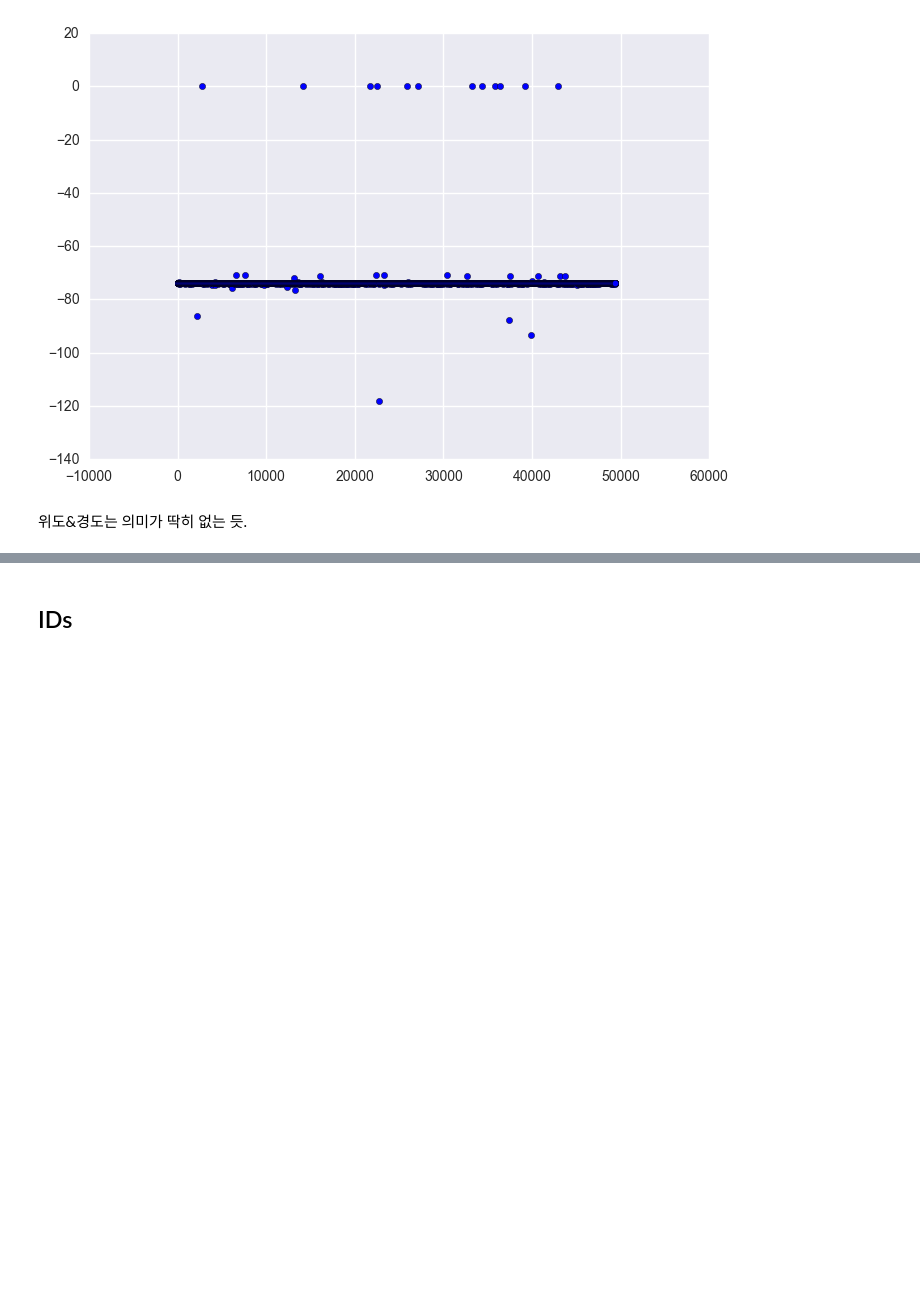
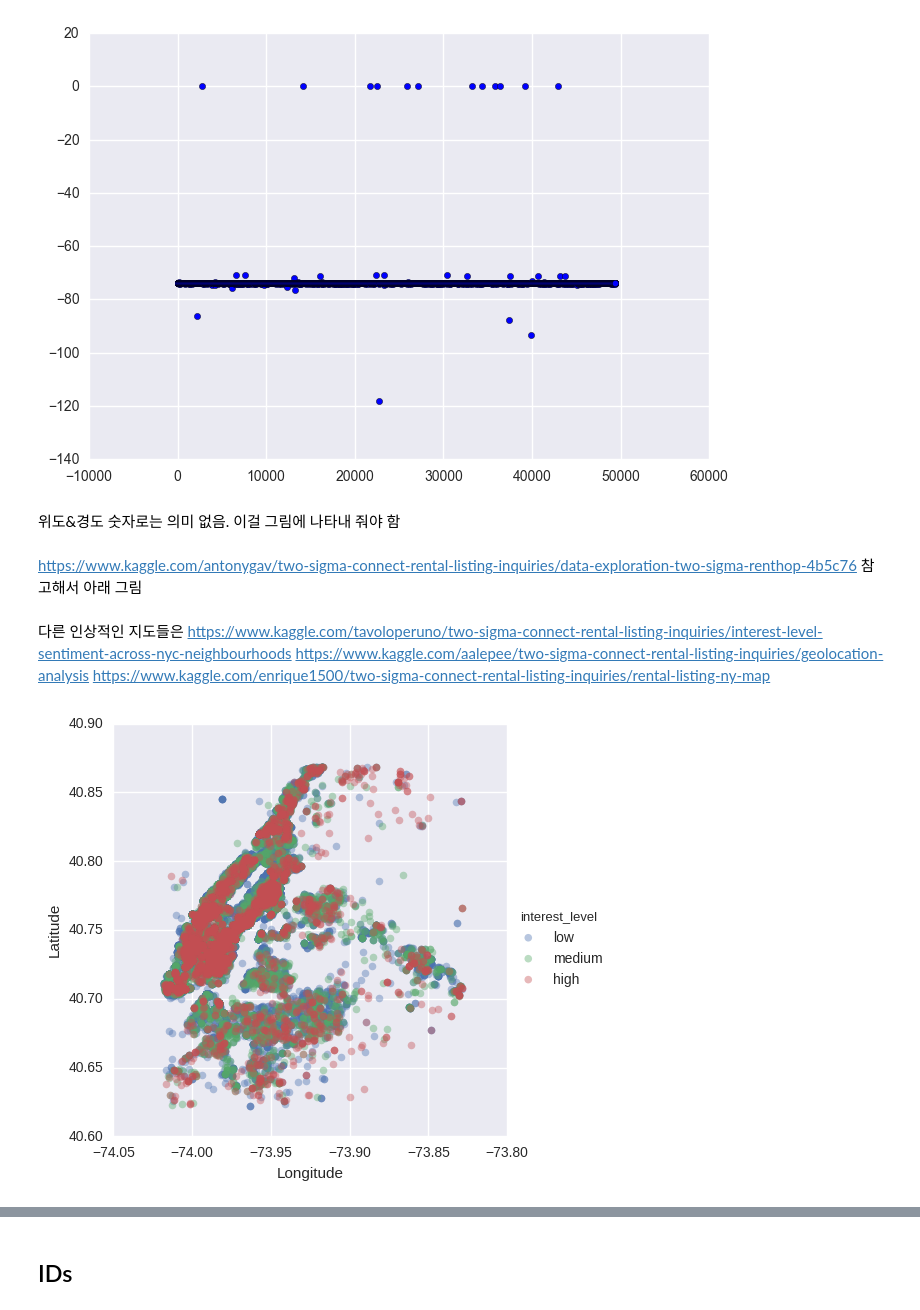
Before and after one commit to kyuni22/kagglebreak, a Jupyter notebook: rental_listing_inquiries/1704_first_work.ipynb, the cells around one changed output, grey strips where cells are left out. Drawn from its saved outputs; the diff is of its cells as text; code cells hidden in the pictures; blank space fills up the shorter version.

```diff
--- a/rental_listing_inquiries/1704_first_work.ipynb
+++ b/rental_listing_inquiries/1704_first_work.ipynb
@@ -383,5 +383,24 @@ plt.scatter(range(train.shape[0]), train['longitude'])
 # %% [output]
 <matplotlib.collections.PathCollection at 0x...>
 [figure]
-# %% [markdown]
-위도&경도는 의미가 딱히 없는 듯.
+# %% [markdown]
+위도&경도 숫자로는 의미 없음. 이걸 그림에 나타내 줘야 함
+# %% [markdown]
+https://www.kaggle.com/antonygav/two-sigma-connect-rental-listing-inquiries/data-exploration-two-sigma-renthop-4b5c76 참고해서 아래 그림
+# %% [markdown]
+다른 인상적인 지도들은
+https://www.kaggle.com/tavoloperuno/two-sigma-connect-rental-listing-inquiries/interest-level-sentiment-across-nyc-neighbourhoods
+https://www.kaggle.com/aalepee/two-sigma-connect-rental-listing-inquiries/geolocation-analysis
+https://www.kaggle.com/enrique1500/two-sigma-connect-rental-listing-inquiries/rental-listing-ny-map
+# %%
+### Rent interest graph of New-York
+sns.lmplot(x="longitude", y="latitude", fit_reg=False, hue='interest_level',
+           hue_order=['low', 'medium', 'high'], scatter_kws={'alpha':0.4,'s':30},
+           data=train[(train.longitude>train.longitude.quantile(0.005))
+                           &(train.longitude<train.longitude.quantile(0.995))
+                           &(train.latitude>train.latitude.quantile(0.005))
+                           &(train.latitude<train.latitude.quantile(0.995))]);
+plt.xlabel('Longitude');
+plt.ylabel('Latitude');
+# %% [output]
+[figure, added]
```
Also changed, not shown: parts of 3 cells of this notebook.
